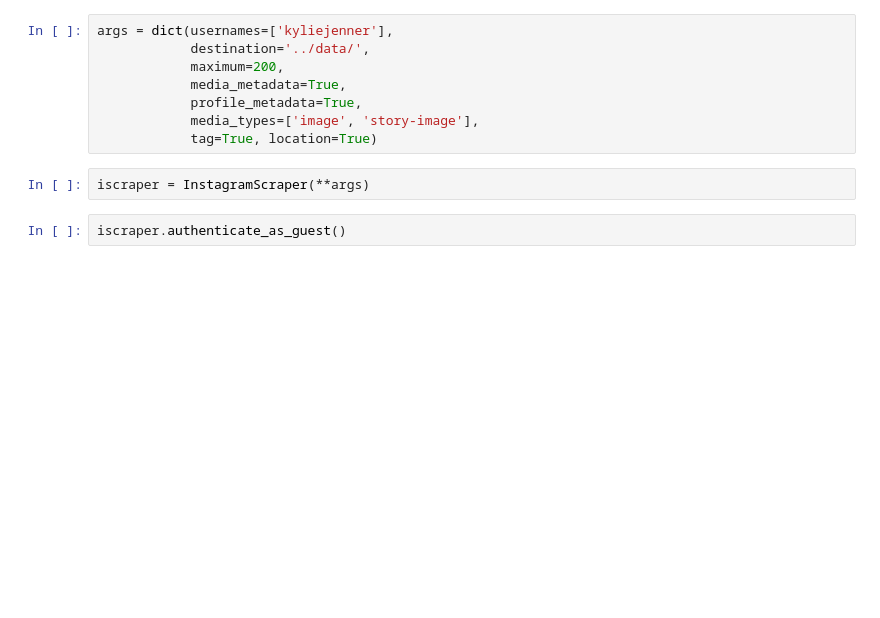
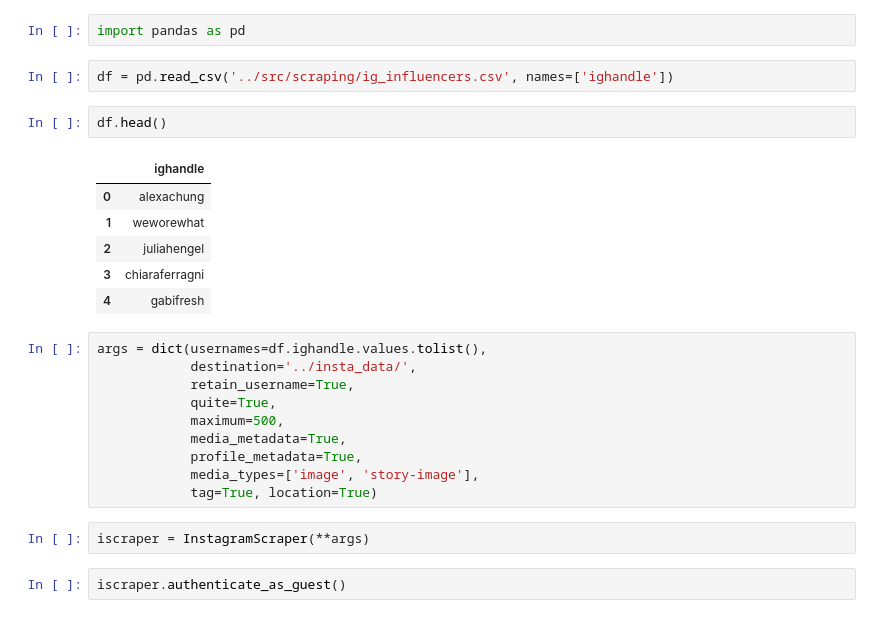
Before and after one commit to gokul-krishna/MUIMUI, a Jupyter notebook: nbs/InstagramScrapping.ipynb, the cells around one changed output. Saved outputs shown, nothing was run; the diff lists cells and outputs as text; blank space fills up the shorter version.

Commit message:
updated insta

```diff
--- a/nbs/InstagramScrapping.ipynb
+++ b/nbs/InstagramScrapping.ipynb
@@ -21,7 +40,22 @@ total 32M
+# %%
+import pandas as pd
+# %%
+df = pd.read_csv('../src/scraping/ig_influencers.csv', names=['ighandle'])
+# %%
+df.head()
+# %% [output]
+|  | ighandle |
+| 0 | alexachung |
+| 1 | weworewhat |
+| 2 | juliahengel |
+| 3 | chiaraferragni |
+| 4 | gabifresh |
 # %%
-args = dict(usernames=['kyliejenner'],
-            destination='../data/',
-            maximum=200,
+args = dict(usernames=df.ighandle.values.tolist(),
+            destination='../insta_data/',
+            retain_username=True,
+            quite=True,
+            maximum=500,
             media_metadata=True,
             profile_metadata=True,
             media_types=['image', 'story-image'],
```
Also changed, not shown: parts of 4 cells of this notebook.
